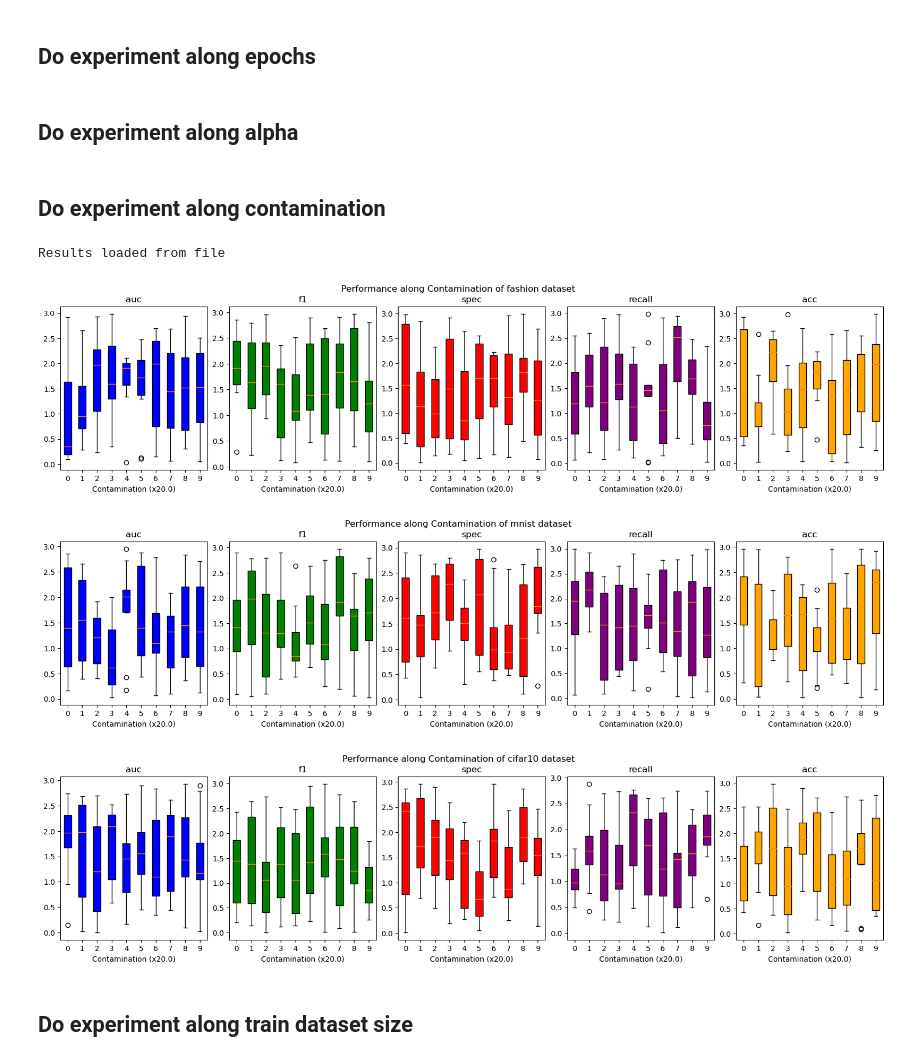
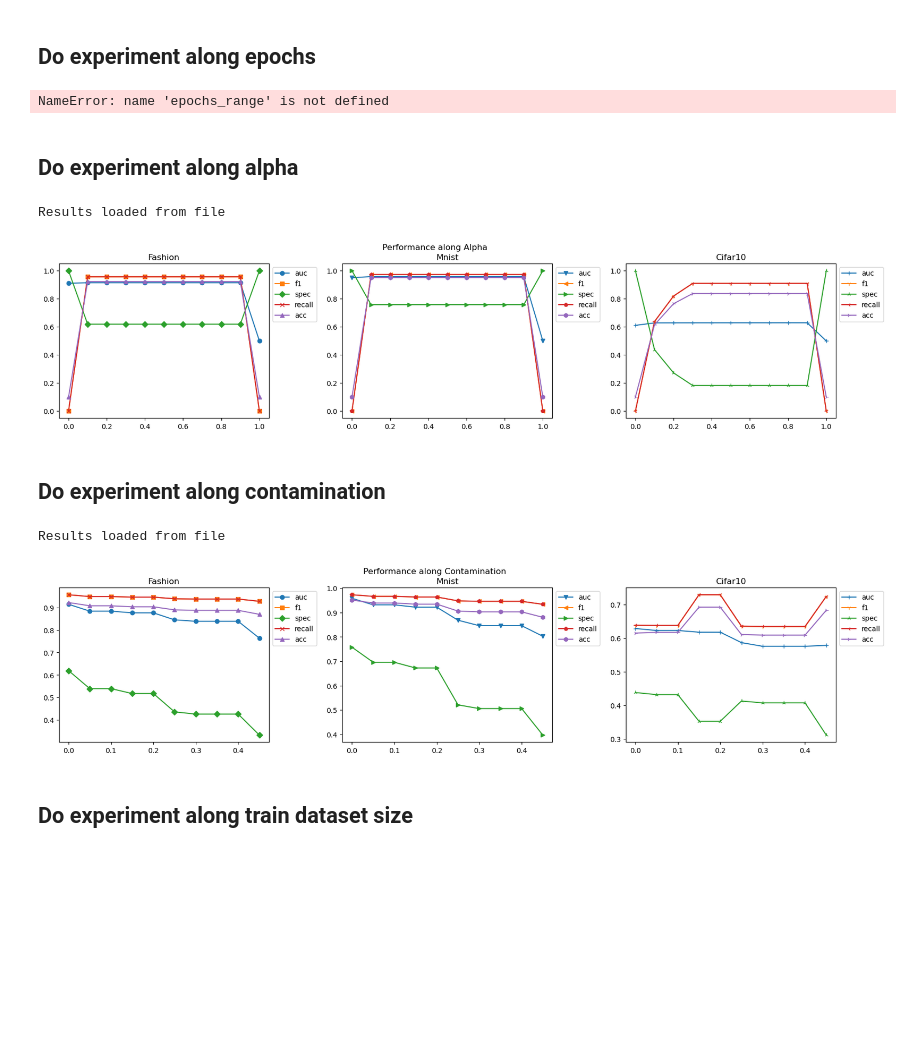
Before and after one commit to SoulMind01/FewShot-demo, a Jupyter notebook: experiment.ipynb, the cells around one changed output. Drawn from its saved outputs; the diff is of its cells as text; code cells hidden in the pictures; blank space fills up the shorter version.

```diff
--- a/experiment.ipynb
+++ b/experiment.ipynb
@@ -113,6 +117,18 @@ do_experiment(
 )
+# %%
+functions.read_and_report_results(
+  experiment_name='epochs_experiment',
+  feature_name='epochs',
+  feature_range=np.arange(),
+  class_range=np.arange(0, 10, 1),
+)
+# %% [output]
+NameError: name 'epochs_range' is not defined
 # %% [markdown]
 ## Do experiment along alpha
+# %%
+args = init_args()
+args.evaluation_method = 'closest_dist'
 # %%
 alpha_range = np.arange(0, 1.1, 0.1)
 do_experiment(
@@ -123,28 +139,31 @@ do_experiment(
     num_test_data=500,
     class_range=np.arange(0, 10, 1),
     test_experiment=False,
-    specify_xticks=np.arange(0, 11, 1)
+    specify_xticks=np.arange(0, 11, 1),
+    boxplot=False,
 )
+# %% [output]
+Results loaded from file
+[figure, added]
 # %% [markdown]
 ## Do experiment along contamination
 # %%
 contamination_range = np.arange(0, 0.5, 0.05)
 do_experiment(
     args=args,
     experiment_name='contamination_experiment',
     feature_name='contamination',
     feature_range=contamination_range,
     num_test_data=500,
     class_range=np.arange(0, 10, 1),
     quick_run=False,
     test_experiment=True,
-    specify_xticks=np.arange(0, 10, 1)
+    specify_xticks=np.arange(0, 10, 1),
+    boxplot=False,
 )
 # %% [output]
 Results loaded from file
-[figure, old version]
+[figure, new version]
-[figure, removed]
-[figure, removed]
 # %% [markdown]
 ## Do experiment along train dataset size
 # %%
```
Also changed, not shown: parts of 12 cells of this notebook, 6 other files.
